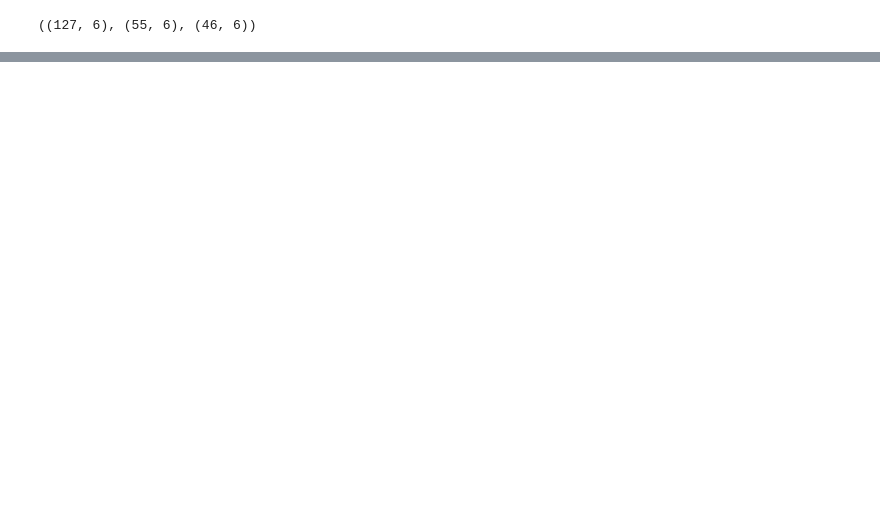
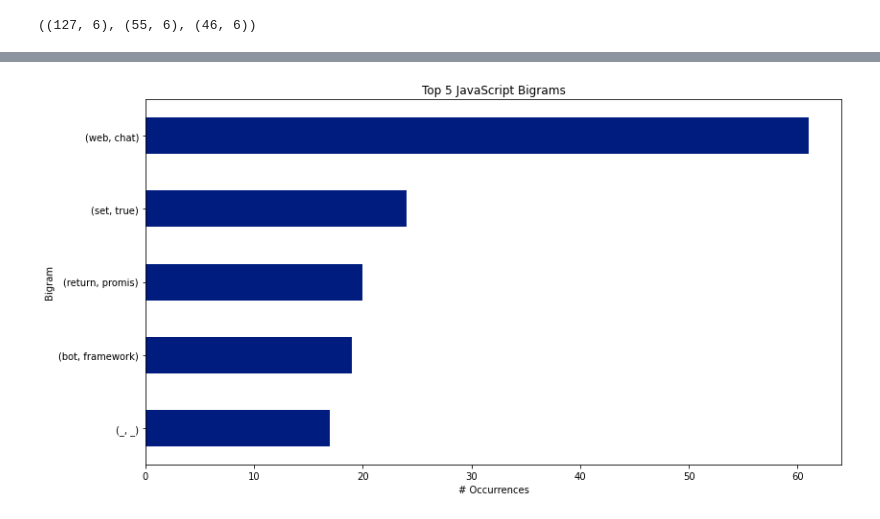
Before and after one commit to NLP-Project-Hopper2/NLP-Project-Hopper2, a Jupyter notebook: lori_notebook.ipynb, the cells around one changed output, grey strips where cells are left out. Cells and saved outputs as stored; diff of their text form; code cells hidden in the pictures; blank space fills up the shorter version.

```diff
--- a/lori_notebook.ipynb
+++ b/lori_notebook.ipynb
@@ -164,0 +219,10 @@ train.head()
+# %%
+# plot out top 5 javascript bigrams
+top20_javascript_bigrams.head().sort_values().plot.barh()
+
+plt.title('Top 5 JavaScript Bigrams')
+plt.ylabel('Bigram')
+plt.xlabel('# Occurrences')
+ticks, _ = plt.yticks()
+# %% [output]
+[figure, added]
```
Also changed, not shown: parts of 21 cells of this notebook.
